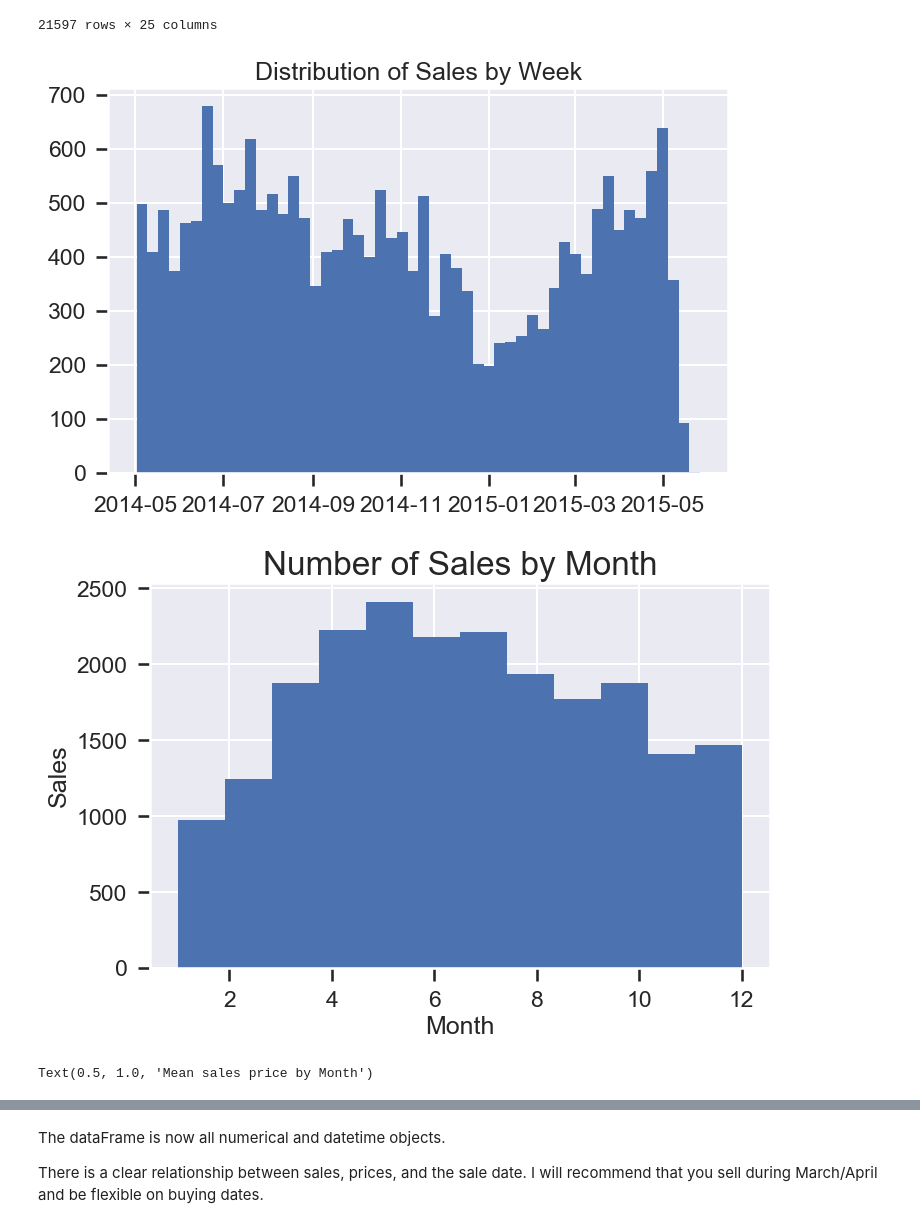
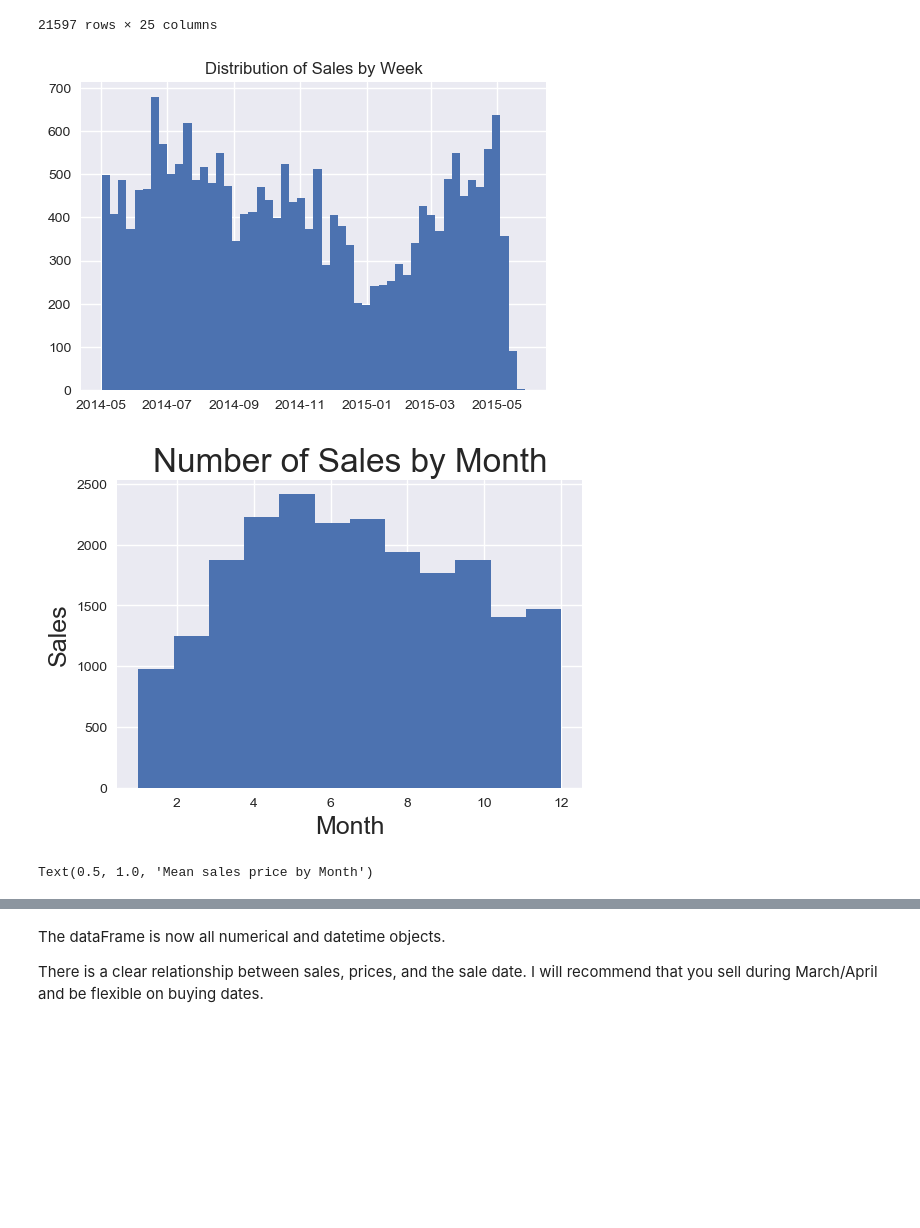
Before and after one commit to sciencelee/dsc-mod-2-project-v2-1-online-ds-sp-000, a Jupyter notebook: 01-Prepare Data.ipynb, the cells around one changed output, grey strips where cells are left out. Saved outputs shown, nothing was run; the diff lists cells and outputs as text; code cells hidden in the pictures; blank space fills up the shorter version.

```diff
--- a/01-Prepare Data.ipynb
+++ b/01-Prepare Data.ipynb
@@ -270,29 +270,30 @@ kc
 # %%
 # Since I converted date, I thought it would be interesting to look at sales by date to see if it could potentially be a factor
 #. Each bin represents a week.  There is a definite sales period in spring/summer and low points in winter months.
 
 
 # might be worthwhile to investigate the effect of time of year on saleprice as well
 
 
-kc['date'].hist(bins=52, figsize=[8,5])
+kc['date'].hist(bins=52, figsize=[6, 4])
 plt.title('Distribution of Sales by Week')
 plt.show()
-kc['month'].hist(bins=12, figsize=[8, 5])
+kc['month'].hist(bins=12, figsize=[6, 4])
 plt.title('Distribution of Sales by Month')
 plt.ylabel('Sales', fontsize=18)
 plt.xlabel('Month', fontsize=18)
 plt.title("Number of Sales by Month", fontsize=24)
 
 plt.show()
 
+plt.figure(figsize=(6, 4))
 kc.groupby(['month'])['price'].mean().plot()
 plt.ylabel('Sale Price', fontsize=18)
 plt.xlabel('Month', fontsize=18)
 
 plt.ylim([500000, 570000])
 plt.title("Mean sales price by Month", fontsize=24)
 # %% [output]
-[figure, old version]
+[figure, new version]
-[figure, old version]
+[figure, new version]
 Text(0.5, 1.0, 'Mean sales price by Month')
```
Also changed, not shown: parts of 6 cells of this notebook, 13 other files.
